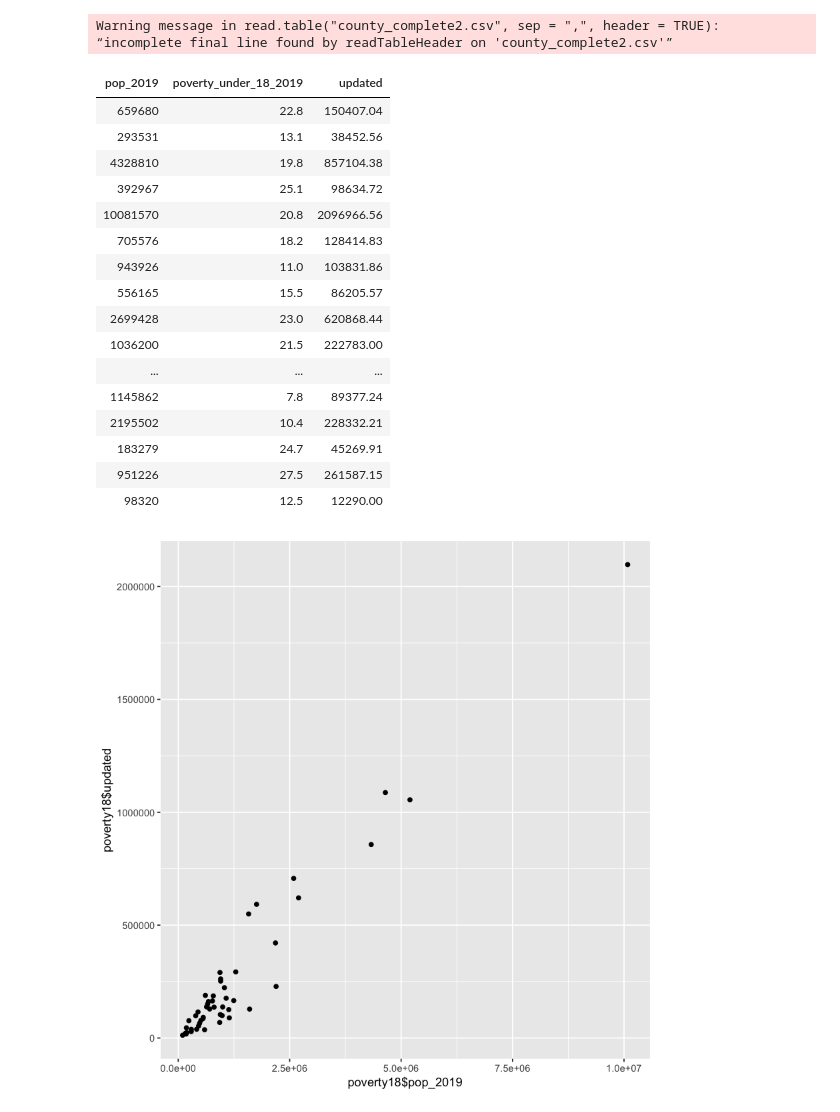
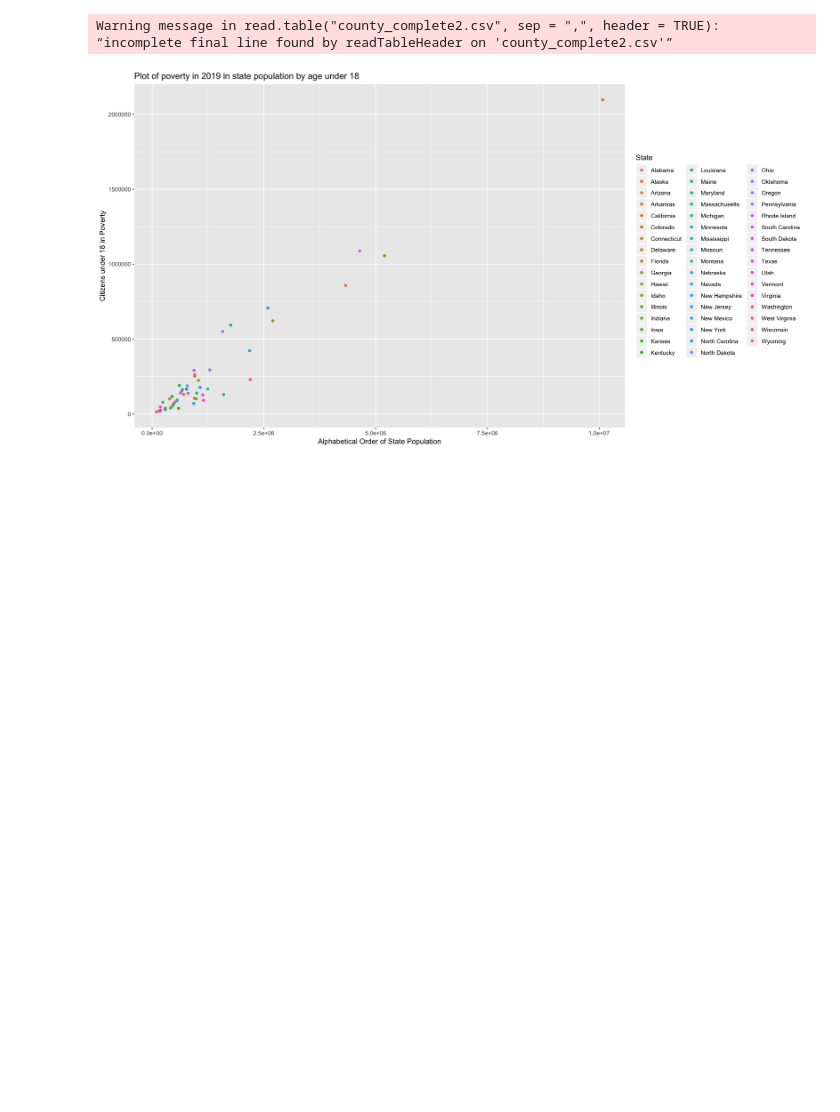
Before and after one commit to bamzie/DataSetPoverty, a Jupyter notebook: ResearchCode.ipynb, the cells around one changed output. Saved outputs shown, nothing was run; the diff lists cells and outputs as text; code cells hidden in the pictures; blank space fills up the shorter version.

Commit message:
Fixed plots, added labels, resized graph scale, and correct output of poverty under 18

```diff
--- a/ResearchCode.ipynb
+++ b/ResearchCode.ipynb
@@ -12,54 +12,45 @@ States = c('Alabama', 'Alaska', 'Arizona', 'Arkansas', 'California', 'Colorado',
       'Rhode Island', 'South Carolina', 'South Dakota', 'Tennessee', 'Texas', 'Utah', 'Vermont', 'Virginia', 'Washington', 'West Virginia', 'Wisconsin', 'Wyoming')
 
 
 pop19 = c()
 by_county = c()
 table = data.frame(read.table("county_complete2.csv", sep = ",", header = TRUE))
 
 for (s in States){
     state = filter(county, state == s)
 
     state2019 = state[!is.na(state$pop_2019), ]
     mX = max(state2019$pop_2019)
     by_county = data.frame(filter(county, pop_2019 == mX))
     pop19 <- rbind(pop19, by_county)
 }
 
 pop19 <- rbind(pop19, table)
 pop19 = arrange(pop19, state)
 # pop19
 
 
 
 
 
 
 
+# Selecting State, Population of 2019, and Poverty under 18 in the 2019 population columns
+poverty18 = select(pop19, c('state','pop_2019', 'poverty_under_18_2019'))
+#Adjust the Poverty rate under 18 to correct values because povertu under 18 is in %'s
+poverty18$updated = (poverty18$pop_2019 * poverty18$poverty_under_18_2019)/100
 
-poverty18 = select(pop19, c('pop_2019', 'poverty_under_18_2019'))
-# sel = select(pop19, state, median_household_income_2019, pop_2019)
-poverty18$updated = (poverty18$pop_2019 * poverty18$poverty_under_18_2019)/100
-poverty18
-ggplot(poverty18, aes(poverty18$pop_2019, poverty18$updated)) +
-  geom_point()
+# Plot graph in terms of Population in 2019 for each state by poverty under 18 in each state
+plot1 =ggplot(poverty18, aes(poverty18$pop_2019, poverty18$updated, color=poverty18$state)) + geom_point() +
+ggtitle("Plot of poverty in 2019 in state population by age under 18 ") + xlab("Alphabetical Order of State Population") +
+ylab("Citizens under 18 in Poverty") + labs(color = "State");
+
+#Increase scale of graph
+options(repr.plot.width=15, repr.plot.height=8)
+
+#Plot graph
+plot1
 # %% [output]
 Warning message in read.table("county_complete2.csv", sep = ",", header = TRUE):
 “incomplete final line found by readTableHeader on 'county_complete2.csv'”
-| pop_2019 | poverty_under_18_2019 | updated |
-| 659680 | 22.8 | 150407.04 |
-| 293531 | 13.1 | 38452.56 |
-| 4328810 | 19.8 | 857104.38 |
-| 392967 | 25.1 | 98634.72 |
-| 10081570 | 20.8 | 2096966.56 |
-| 705576 | 18.2 | 128414.83 |
-| 943926 | 11.0 | 103831.86 |
-| 556165 | 15.5 | 86205.57 |
-| 2699428 | 23.0 | 620868.44 |
-| 1036200 | 21.5 | 222783.00 |
-| ... | ... | ... |
-| 1145862 | 7.8 | 89377.24 |
-| 2195502 | 10.4 | 228332.21 |
-| 183279 | 24.7 | 45269.91 |
-| 951226 | 27.5 | 261587.15 |
-| 98320 | 12.5 | 12290.00 |
-[figure, old version]
+[figure, new version]
```
